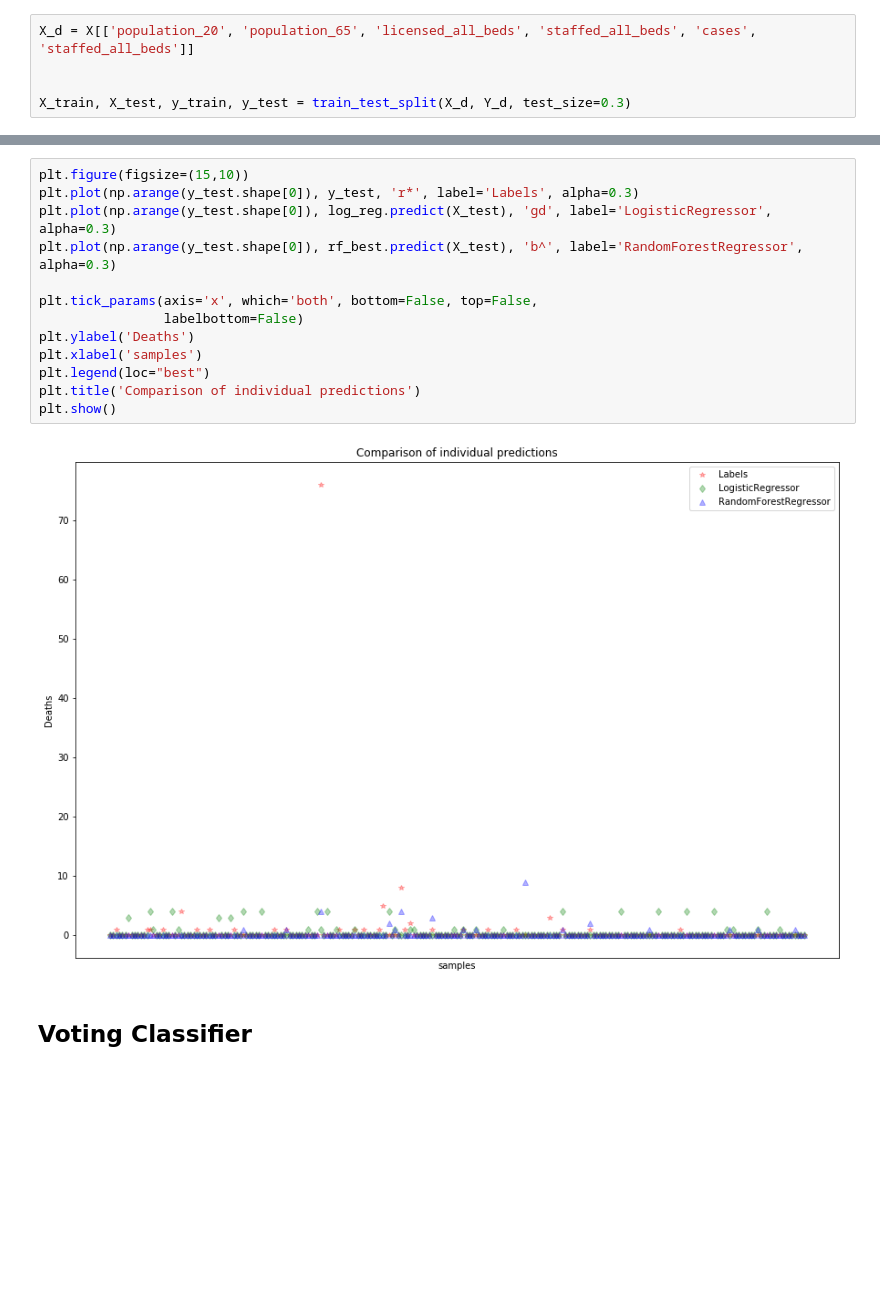
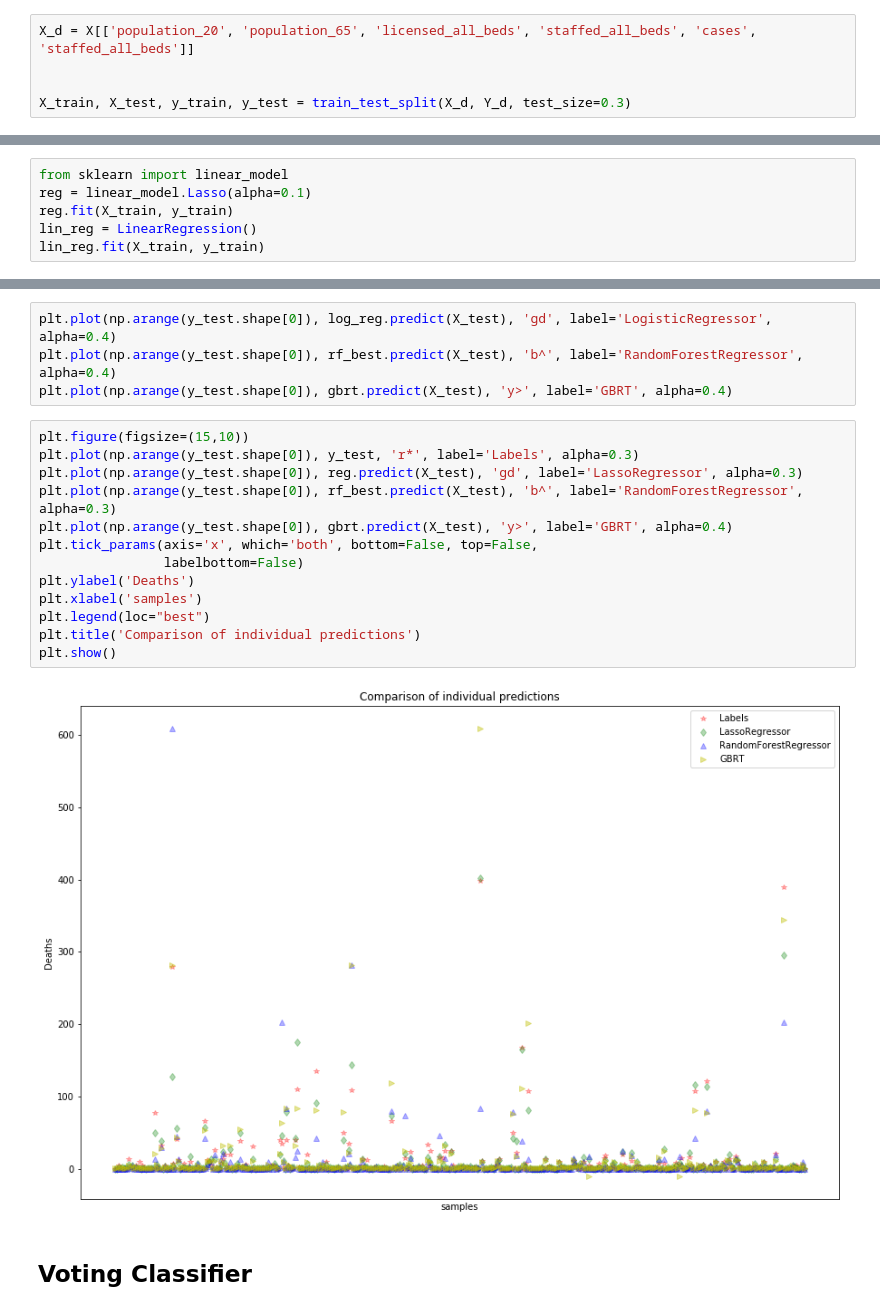
Before and after one commit to tiffttu/BINF_final, a Jupyter notebook: Regression Model (deaths) _final.ipynb, the cells around one changed output, grey strips where cells are left out. Drawn from its saved outputs; the diff is of its cells as text; blank space fills up the shorter version.

```diff
--- a/Regression Model (deaths) _final.ipynb
+++ b/Regression Model (deaths) _final.ipynb
@@ -205,3 +206,9 @@ LogisticRegression(C=1.0, class_weight=None, dual=False, fit_intercept=True,
                    multi_class='auto', n_jobs=None, penalty='l2',
                    random_state=None, solver='lbfgs', tol=0.0001, verbose=0,
                    warm_start=False)
+# %%
+from sklearn import linear_model
+reg = linear_model.Lasso(alpha=0.1)
+reg.fit(X_train, y_train)
+lin_reg = LinearRegression()
+lin_reg.fit(X_train, y_train)
@@ -235,18 +250,22 @@ MSE for log_reg: 26.626666666666665
+# %%
+plt.plot(np.arange(y_test.shape[0]), log_reg.predict(X_test), 'gd', label='LogisticRegressor', alpha=0.4)
+plt.plot(np.arange(y_test.shape[0]), rf_best.predict(X_test), 'b^', label='RandomForestRegressor', alpha=0.4)
+plt.plot(np.arange(y_test.shape[0]), gbrt.predict(X_test), 'y>', label='GBRT', alpha=0.4)
 # %%
 plt.figure(figsize=(15,10))
 plt.plot(np.arange(y_test.shape[0]), y_test, 'r*', label='Labels', alpha=0.3)
-plt.plot(np.arange(y_test.shape[0]), log_reg.predict(X_test), 'gd', label='LogisticRegressor', alpha=0.3)
+plt.plot(np.arange(y_test.shape[0]), reg.predict(X_test), 'gd', label='LassoRegressor', alpha=0.3)
 plt.plot(np.arange(y_test.shape[0]), rf_best.predict(X_test), 'b^', label='RandomForestRegressor', alpha=0.3)
-
+plt.plot(np.arange(y_test.shape[0]), gbrt.predict(X_test), 'y>', label='GBRT', alpha=0.4)
 plt.tick_params(axis='x', which='both', bottom=False, top=False,
                 labelbottom=False)
 plt.ylabel('Deaths')
 plt.xlabel('samples')
 plt.legend(loc="best")
 plt.title('Comparison of individual predictions')
 plt.show()
 # %% [output]
-[figure, old version]
+[figure, new version]
 # %% [markdown]
 ## Voting Classifier
 # %%
```
Also changed, not shown: parts of 24 cells of this notebook.
